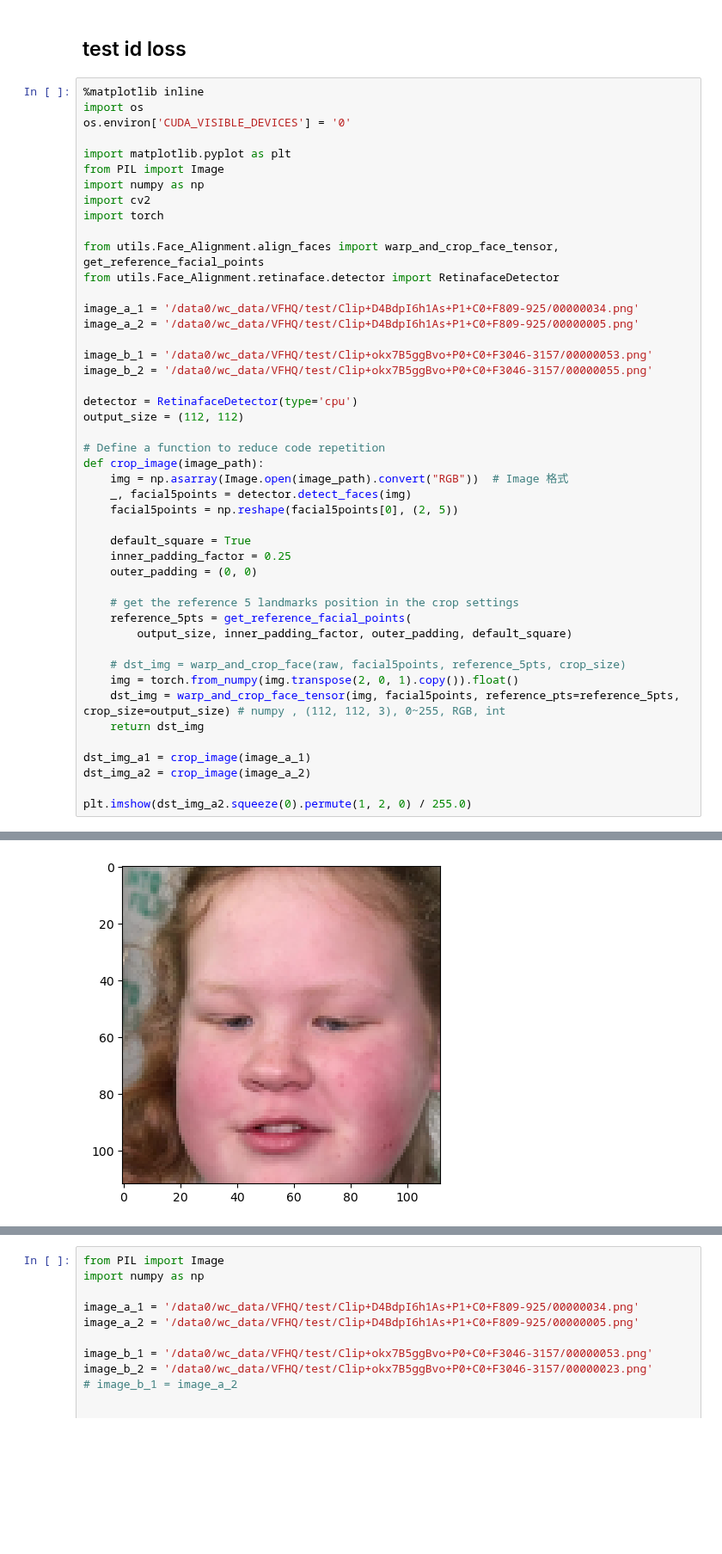
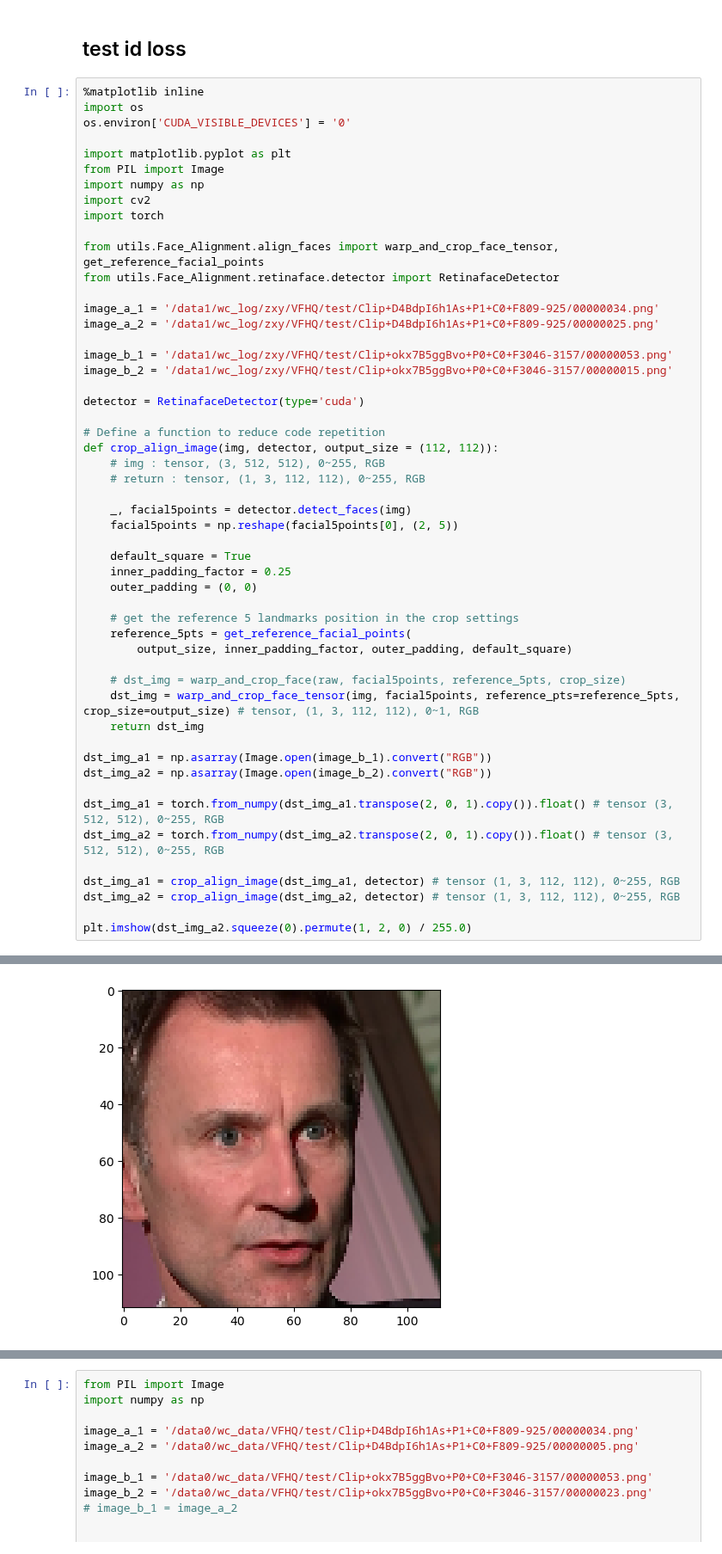
Before and after one commit to over-dosed/HeadSwap_diffusion, a Jupyter notebook: ControlNet/test.ipynb, the cells around one changed output, grey strips where cells are left out. Shown at 86% size. Drawn from its saved outputs; the diff is of its cells as text; blank space fills up the shorter version.

Commit message:
finish test arcface code - Awaiting integration into train & dataset code

```diff
--- a/ControlNet/test.ipynb
+++ b/ControlNet/test.ipynb
@@ -581,18 +581,19 @@ import torch
 from utils.Face_Alignment.align_faces import warp_and_crop_face_tensor, get_reference_facial_points
 from utils.Face_Alignment.retinaface.detector import RetinafaceDetector
 
-image_a_1 = '/data0/wc_data/VFHQ/test/Clip+D4BdpI6h1As+P1+C0+F809-925/00000034.png'
-image_a_2 = '/data0/wc_data/VFHQ/test/Clip+D4BdpI6h1As+P1+C0+F809-925/00000005.png'
+image_a_1 = '/data1/wc_log/zxy/VFHQ/test/Clip+D4BdpI6h1As+P1+C0+F809-925/00000034.png'
+image_a_2 = '/data1/wc_log/zxy/VFHQ/test/Clip+D4BdpI6h1As+P1+C0+F809-925/00000025.png'
 
-image_b_1 = '/data0/wc_data/VFHQ/test/Clip+okx7B5ggBvo+P0+C0+F3046-3157/00000053.png'
-image_b_2 = '/data0/wc_data/VFHQ/test/Clip+okx7B5ggBvo+P0+C0+F3046-3157/00000055.png'
+image_b_1 = '/data1/wc_log/zxy/VFHQ/test/Clip+okx7B5ggBvo+P0+C0+F3046-3157/00000053.png'
+image_b_2 = '/data1/wc_log/zxy/VFHQ/test/Clip+okx7B5ggBvo+P0+C0+F3046-3157/00000015.png'
 
-detector = RetinafaceDetector(type='cpu')
-output_size = (112, 112)
+detector = RetinafaceDetector(type='cuda')
 
 # Define a function to reduce code repetition
-def crop_image(image_path):
-    img = np.asarray(Image.open(image_path).convert("RGB"))  # Image 格式
+def crop_align_image(img, detector, output_size = (112, 112)):
+    # img : tensor, (3, 512, 512), 0~255, RGB
+    # return : tensor, (1, 3, 112, 112), 0~255, RGB
+
     _, facial5points = detector.detect_faces(img)
     facial5points = np.reshape(facial5points[0], (2, 5))
 
@@ -605,12 +606,17 @@ def crop_image(image_path):
         output_size, inner_padding_factor, outer_padding, default_square)
 
     # dst_img = warp_and_crop_face(raw, facial5points, reference_5pts, crop_size)
-    img = torch.from_numpy(img.transpose(2, 0, 1).copy()).float()
-    dst_img = warp_and_crop_face_tensor(img, facial5points, reference_pts=reference_5pts, crop_size=output_size) # numpy , (112, 112, 3), 0~255, RGB, int
+    dst_img = warp_and_crop_face_tensor(img, facial5points, reference_pts=reference_5pts, crop_size=output_size) # tensor, (1, 3, 112, 112), 0~1, RGB
     return dst_img
 
-dst_img_a1 = crop_image(image_a_1)
-dst_img_a2 = crop_image(image_a_2)
+dst_img_a1 = np.asarray(Image.open(image_b_1).convert("RGB"))
+dst_img_a2 = np.asarray(Image.open(image_b_2).convert("RGB"))
+
+dst_img_a1 = torch.from_numpy(dst_img_a1.transpose(2, 0, 1).copy()).float() # tensor (3, 512, 512), 0~255, RGB
+dst_img_a2 = torch.from_numpy(dst_img_a2.transpose(2, 0, 1).copy()).float() # tensor (3, 512, 512), 0~255, RGB
+
+dst_img_a1 = crop_align_image(dst_img_a1, detector) # tensor (1, 3, 112, 112), 0~255, RGB
+dst_img_a2 = crop_align_image(dst_img_a2, detector) # tensor (1, 3, 112, 112), 0~255, RGB
 
 plt.imshow(dst_img_a2.squeeze(0).permute(1, 2, 0) / 255.0)
 # %% [output]
@@ -625,3 +625,3 @@ output_size == DEFAULT_CROP_SIZE [112 112]: return default reference points
 <matplotlib.image.AxesImage at 0x...>
-[figure, old version]
+[figure, new version]
 # %%
```
Also changed, not shown: parts of 3 cells of this notebook, 2 other files.
